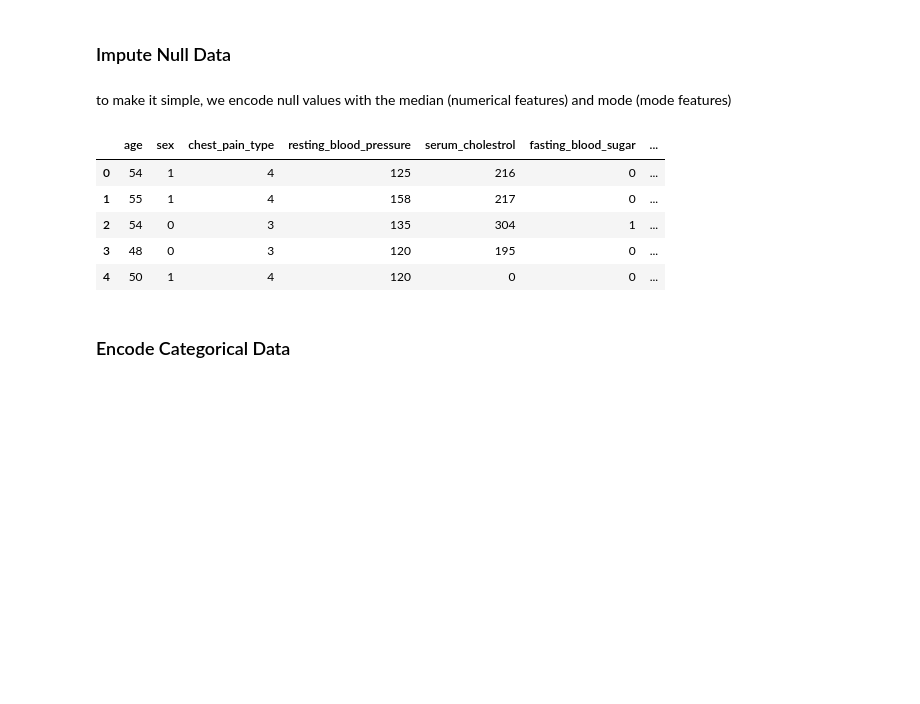
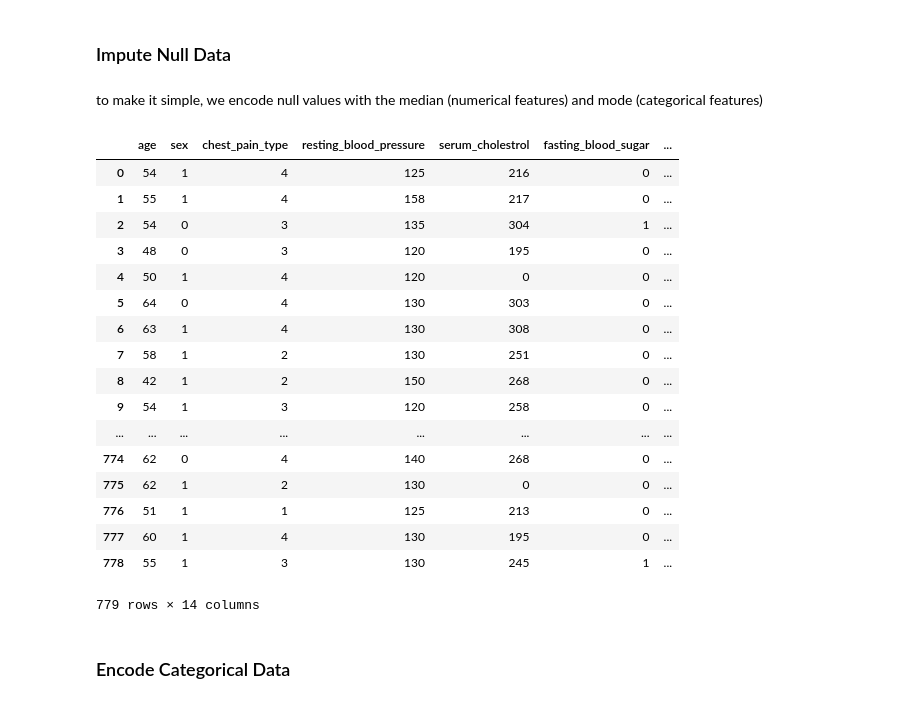
Before and after one commit to diwangs/IF3170_heart-disease-classification, a Jupyter notebook: notebooks/2. Data Preprocessing and Feature Engineering.ipynb, the cells around one changed output. Drawn from its saved outputs; the diff is of its cells as text; code cells hidden in the pictures; blank space fills up the shorter version.

Commit message:
fixed data preprocessing + added model file

```diff
--- a/notebooks/2. Data Preprocessing and Feature Engineering.ipynb
+++ b/notebooks/2. Data Preprocessing and Feature Engineering.ipynb
@@ -68,27 +69,48 @@ test_df.head()
 # %% [markdown]
 ### Impute Null Data
 # %% [markdown]
-to make it simple, we encode null values with the median (numerical features) and mode (mode features)
+to make it simple, we encode null values with the median (numerical features) and mode (categorical features)
-# %%
-train_df['resting_blood_pressure'].fillna(train_df['resting_blood_pressure'].dropna().median(),inplace=True)
-train_df['serum_cholestrol'].fillna(train_df['serum_cholestrol'].dropna().median(),inplace=True)
-train_df['fasting_blood_sugar'].fillna(train_df['fasting_blood_sugar'].dropna().mode(),inplace=True)
-train_df['resting_ECG'].fillna(train_df['resting_ECG'].dropna().mode(),inplace=True)
-train_df['max_heart_rate_achieved'].fillna(train_df['max_heart_rate_achieved'].dropna().median(),inplace=True)
-train_df['excercise_induced_angina'].fillna(train_df['excercise_induced_angina'].dropna().mode(),inplace=True)
-train_df['ST_depression'].fillna(train_df['ST_depression'].dropna().median(),inplace=True)
-train_df['peak_exercise_ST_segment'].fillna(train_df['peak_exercise_ST_segment'].dropna().median(),inplace=True)
-train_df['num_of_major_vessels'].fillna(train_df['num_of_major_vessels'].dropna().mode(),inplace=True)
-train_df['thal'].fillna(train_df['thal'].dropna().mode(),inplace=True)
-
-train_df.head()
-# %% [output]
-|  | age | sex | chest_pain_type | resting_blood_pressure | serum_cholestrol | fasting_blood_sugar | ... |
-| 0 | 54 | 1 | 4 | 125 | 216 | 0 | ... |
-| 1 | 55 | 1 | 4 | 158 | 217 | 0 | ... |
-| 2 | 54 | 0 | 3 | 135 | 304 | 1 | ... |
-| 3 | 48 | 0 | 3 | 120 | 195 | 0 | ... |
-| 4 | 50 | 1 | 4 | 120 | 0 | 0 | ... |
+# %%
+def impute_categorical_data(df, colnames):
+    for colname in colnames:
+        df[colname].fillna(df[colname].mode().iloc[0],inplace=True)
+
+def impute_numerical_data(df,colnames):
+    for colname in colnames:
+        df[colname].fillna(df.loc[df[colname]!=np.NaN][colname].median(),inplace=True)
+# %%
+categorical_data_colname = ['peak_exercise_ST_segment','excercise_induced_angina','thal']
+numerical_data_colname = ['max_heart_rate_achieved',
+                          'ST_depression',
+                          'num_of_major_vessels',
+                          'resting_blood_pressure',
+                          'fasting_blood_sugar',
+                          'serum_cholestrol',
+                          'resting_ECG']
+
+impute_categorical_data(train_df, categorical_data_colname)
+impute_numerical_data(train_df, numerical_data_colname)
+
+train_df
+# %% [output]
+|  | age | sex | chest_pain_type | resting_blood_pressure | serum_cholestrol | fasting_blood_sugar | ... |
+| 0 | 54 | 1 | 4 | 125 | 216 | 0 | ... |
+| 1 | 55 | 1 | 4 | 158 | 217 | 0 | ... |
+| 2 | 54 | 0 | 3 | 135 | 304 | 1 | ... |
+| 3 | 48 | 0 | 3 | 120 | 195 | 0 | ... |
+| 4 | 50 | 1 | 4 | 120 | 0 | 0 | ... |
+| 5 | 64 | 0 | 4 | 130 | 303 | 0 | ... |
+| 6 | 63 | 1 | 4 | 130 | 308 | 0 | ... |
+| 7 | 58 | 1 | 2 | 130 | 251 | 0 | ... |
+| 8 | 42 | 1 | 2 | 150 | 268 | 0 | ... |
+| 9 | 54 | 1 | 3 | 120 | 258 | 0 | ... |
+| ... | ... | ... | ... | ... | ... | ... | ... |
+| 774 | 62 | 0 | 4 | 140 | 268 | 0 | ... |
+| 775 | 62 | 1 | 2 | 130 | 0 | 0 | ... |
+| 776 | 51 | 1 | 1 | 125 | 213 | 0 | ... |
+| 777 | 60 | 1 | 4 | 130 | 195 | 0 | ... |
+| 778 | 55 | 1 | 3 | 130 | 245 | 1 | ... |
+779 rows × 14 columns
 # %% [markdown]
 ### Encode Categorical Data
 # %% [markdown]
```
Also changed, not shown: parts of 1 cell of this notebook, 1 other file.
